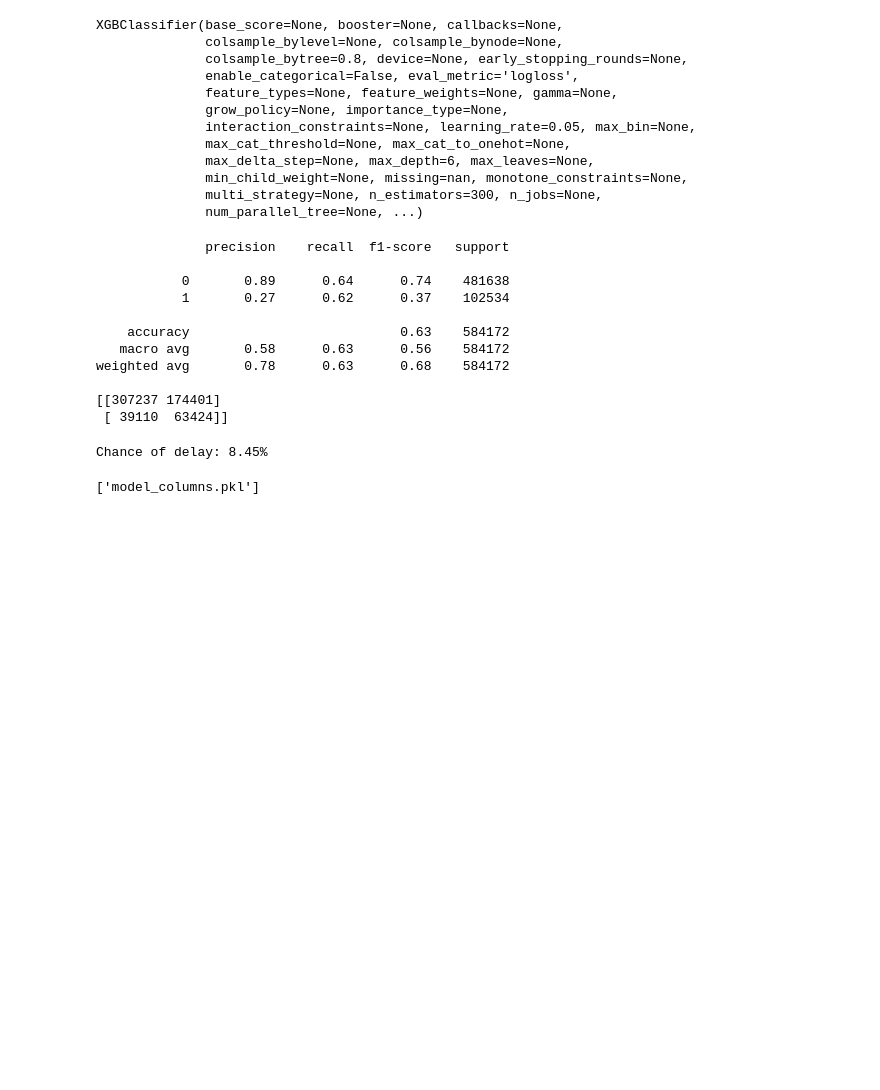
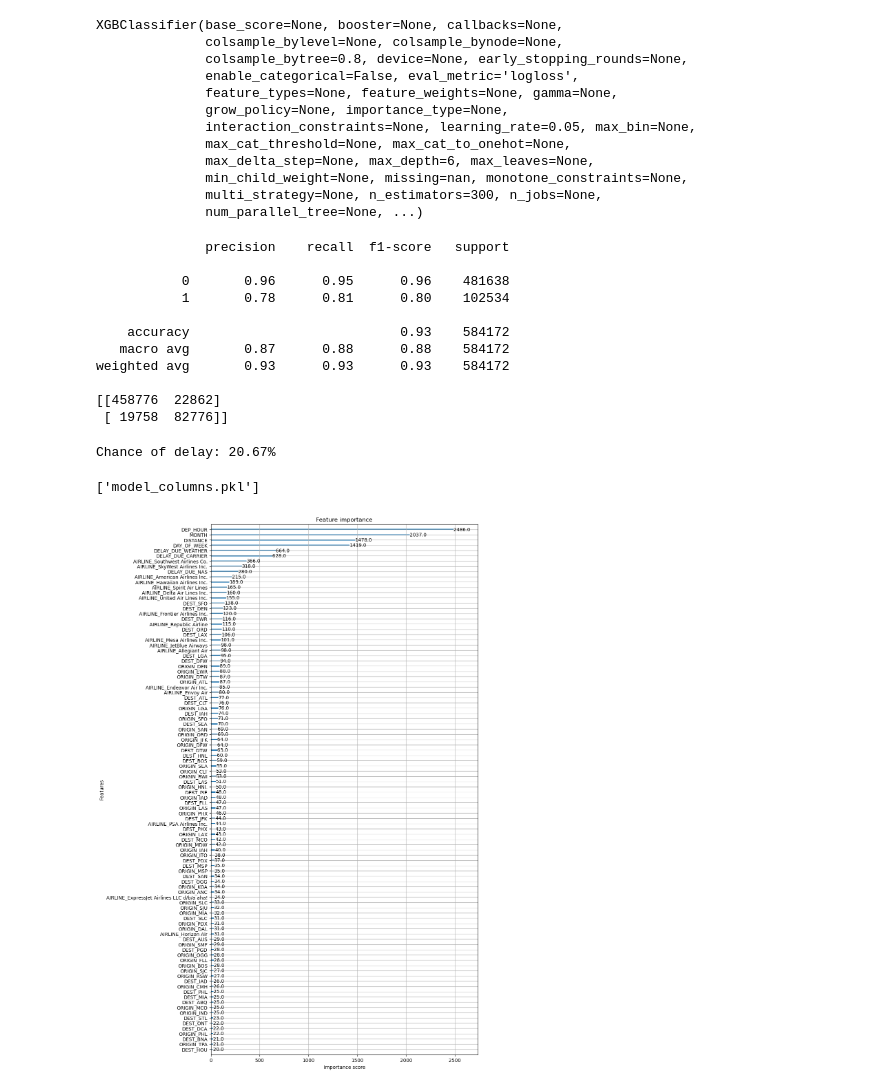
Before and after one commit to vishwa-aloka-16/FlyCast, a Jupyter notebook: model/flight_delay_prediction.ipynb, the cells around one changed output. Saved outputs shown, nothing was run; the diff lists cells and outputs as text; code cells hidden in the pictures; blank space fills up the shorter version.

Commit message:
New model with 93 accuracy Refactor code structure for improved readability and maintainability

```diff
--- a/model/flight_delay_prediction.ipynb
+++ b/model/flight_delay_prediction.ipynb
@@ -26,10 +26,22 @@ df.head()
 | 4 | 2020-02-23 | Spirit Air Lines | Spirit Air Lines: NK | NK | 20416 | 407 | MCO | Orlando, FL | DFW | ... |
 5 rows × 32 columns
 # %%
-df1 = df[['FL_DATE', 'AIRLINE', 'ORIGIN','DEST','CRS_DEP_TIME', 'DEP_DELAY','CANCELLED']].copy()
+df1 = df[['FL_DATE', 'AIRLINE', 'ORIGIN','DEST','CRS_DEP_TIME', 'DEP_DELAY','CANCELLED','DISTANCE', 'DELAY_DUE_CARRIER',
+       'DELAY_DUE_WEATHER', 'DELAY_DUE_NAS','DELAY_DUE_SECURITY',
+       'DELAY_DUE_LATE_AIRCRAFT']].copy()
 
 # Replace negative DEP_DELAY values with 0
 df1['DEP_DELAY'] = df1['DEP_DELAY'].apply(lambda x: 0 if x < 0 else x)
 
+res = ['DELAY_DUE_CARRIER','DELAY_DUE_WEATHER', 'DELAY_DUE_NAS','DELAY_DUE_SECURITY',
+       'DELAY_DUE_LATE_AIRCRAFT']
+
+for col in res:
+    df1[col] = df1[col].apply(lambda x: 0 if x > 0 else x==0).astype(int)
+
+df1[['DELAY_DUE_CARRIER','DELAY_DUE_WEATHER', 'DELAY_DUE_NAS','DELAY_DUE_SECURITY',
+       'DELAY_DUE_LATE_AIRCRAFT']]
+
+
 df1 = df1[df1['CANCELLED'] == 0].copy()
 df1.dropna(inplace=True)
@@ -65,6 +93,6 @@ df1['DEP_HOUR'] = df1['CRS_DEP_TIME'] // 100  # 1155 -> 11
 # %%
 df_encoded = pd.get_dummies(df1[['AIRLINE', 'ORIGIN', 'DEST']], drop_first=True)
 # %%
-X = pd.concat([df_encoded, df1[['MONTH', 'DAY_OF_WEEK', 'DEP_HOUR']]], axis=1)
+X = pd.concat([df_encoded, df1[['MONTH', 'DAY_OF_WEEK', 'DEP_HOUR','DISTANCE', 'DELAY_DUE_CARRIER','DELAY_DUE_WEATHER', 'DELAY_DUE_NAS']]], axis=1)
 df1['DELAY_SEVERE'] = (df1['DEP_DELAY'] > 15).astype(int)
 y = df1['DELAY_SEVERE']
@@ -110,19 +145,19 @@ print(confusion_matrix(y_test, y_pred))
 # %% [output]
               precision    recall  f1-score   support
 
-           0       0.89      0.64      0.74    481638
-           1       0.27      0.62      0.37    102534
+           0       0.96      0.95      0.96    481638
+           1       0.78      0.81      0.80    102534
 
-    accuracy                           0.63    584172
-   macro avg       0.58      0.63      0.56    584172
-weighted avg       0.78      0.63      0.68    584172
+    accuracy                           0.93    584172
+   macro avg       0.87      0.88      0.88    584172
+weighted avg       0.93      0.93      0.93    584172
 
-[[307237 174401]
- [ 39110  63424]]
+[[458776  22862]
+ [ 19758  82776]]
 # %%
 new_input = pd.DataFrame([{
-    'DEP_HOUR': 15,
-    'DAY_OF_WEEK': 1,
+    'DEP_HOUR': 8,
+    'DAY_OF_WEEK': 7,
     'MONTH': 8,
     'YEAR': 2025,
     'AIRLINE_DL': 1,
@@ -133,7 +168,7 @@ new_input = pd.DataFrame([{
 prediction = model.predict_proba(new_input)[0][1]  # probability of delay
 print(f"Chance of delay: {prediction:.2%}")
 # %% [output]
-Chance of delay: 8.45%
+Chance of delay: 20.67%
 # %%
 model_columns = X.columns.tolist()
 
@@ -143,3 +178,11 @@ joblib.dump(model, 'flight_delay_model.pkl')
 joblib.dump(model_columns, 'model_columns.pkl')
 # %% [output]
 ['model_columns.pkl']
+# %%
+import matplotlib.pyplot as plt
+
+fig, ax = plt.subplots(figsize=(10, 20))  # Increase height for more features
+plot_importance(model, max_num_features=100, ax=ax)
+plt.show()
+# %% [output]
+[figure, added]
```
Also changed, not shown: parts of 3 cells of this notebook, 2 other files.
